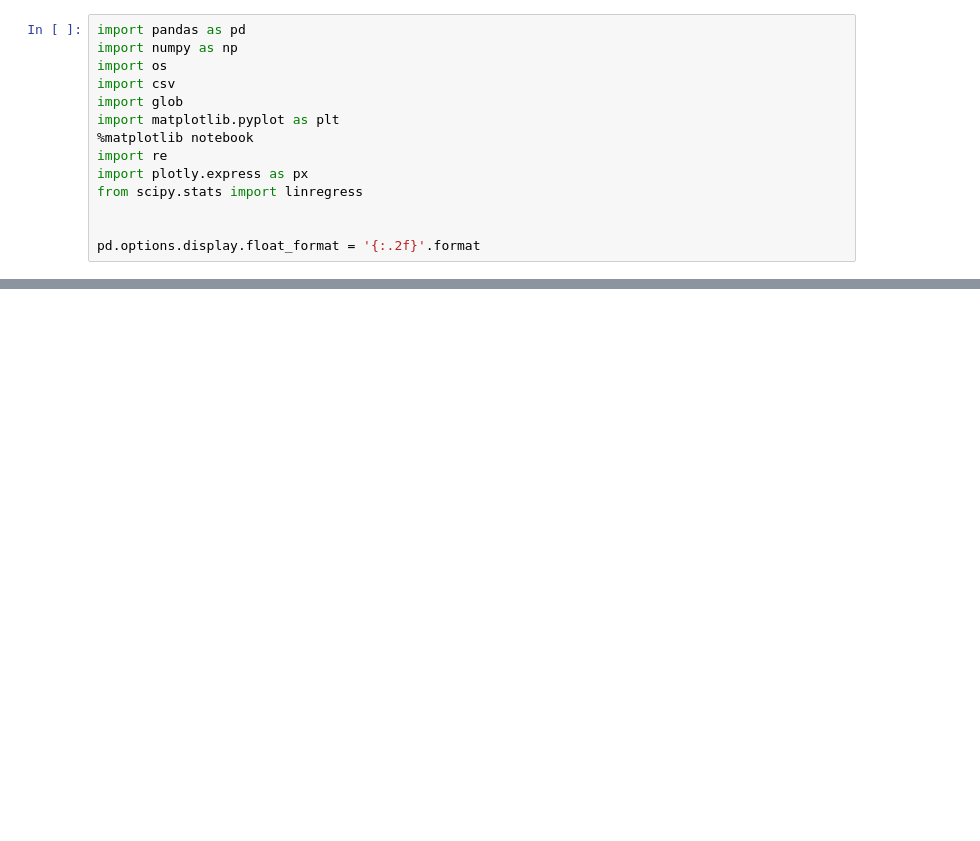
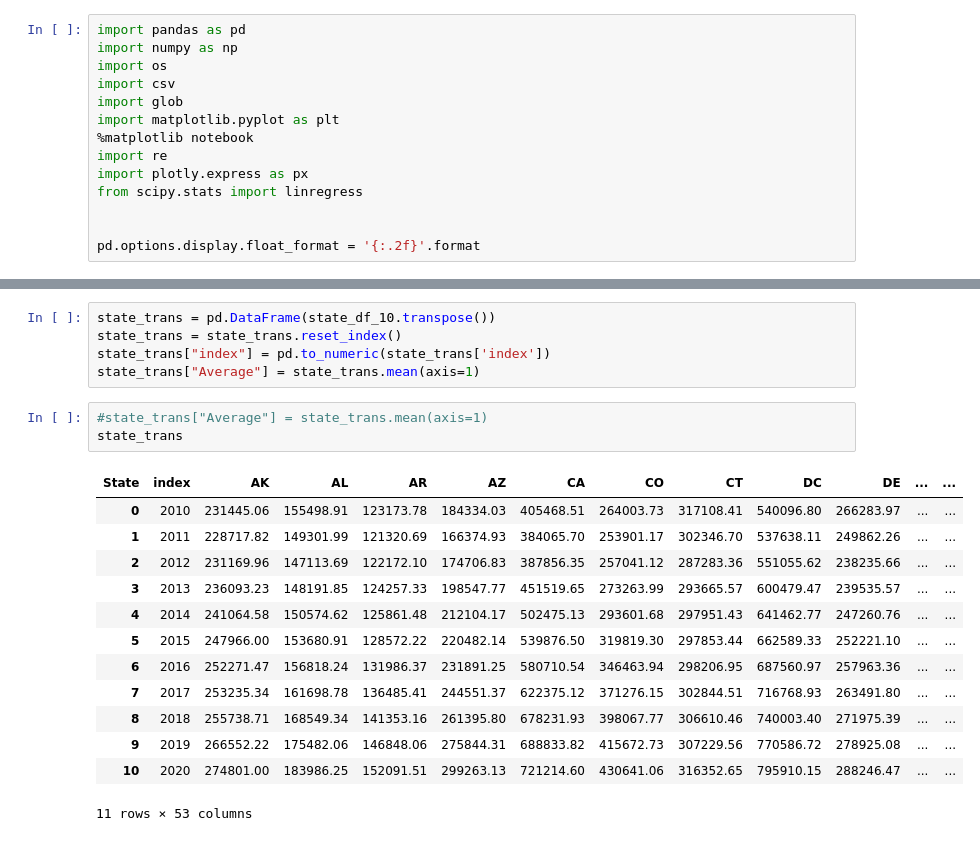
Before and after one commit to lrana-227/Housing_Project, a Jupyter notebook: Regression_Analysis_State.ipynb, the cells around one changed output, grey strips where cells are left out. Cells and saved outputs as stored; diff of their text form; blank space fills up the shorter version.

Commit message:
Regression analysis for NJ state and formatting updates

```diff
--- a/Regression_Analysis_State.ipynb
+++ b/Regression_Analysis_State.ipynb
@@ -24,0 +40,22 @@ merged_df.head()
+# %%
+state_trans = pd.DataFrame(state_df_10.transpose())
+state_trans = state_trans.reset_index()
+state_trans["index"] = pd.to_numeric(state_trans['index'])
+state_trans["Average"] = state_trans.mean(axis=1)
+# %%
+#state_trans["Average"] = state_trans.mean(axis=1)
+state_trans
+# %% [output]
+| State | index | AK | AL | AR | AZ | CA | CO | CT | DC | DE | ... | ... |
+| 0 | 2010 | 231445.06 | 155498.91 | 123173.78 | 184334.03 | 405468.51 | 264003.73 | 317108.41 | 540096.80 | 266283.97 | ... | ... |
+| 1 | 2011 | 228717.82 | 149301.99 | 121320.69 | 166374.93 | 384065.70 | 253901.17 | 302346.70 | 537638.11 | 249862.26 | ... | ... |
+| 2 | 2012 | 231169.96 | 147113.69 | 122172.10 | 174706.83 | 387856.35 | 257041.12 | 287283.36 | 551055.62 | 238235.66 | ... | ... |
+| 3 | 2013 | 236093.23 | 148191.85 | 124257.33 | 198547.77 | 451519.65 | 273263.99 | 293665.57 | 600479.47 | 239535.57 | ... | ... |
+| 4 | 2014 | 241064.58 | 150574.62 | 125861.48 | 212104.17 | 502475.13 | 293601.68 | 297951.43 | 641462.77 | 247260.76 | ... | ... |
+| 5 | 2015 | 247966.00 | 153680.91 | 128572.22 | 220482.14 | 539876.50 | 319819.30 | 297853.44 | 662589.33 | 252221.10 | ... | ... |
+| 6 | 2016 | 252271.47 | 156818.24 | 131986.37 | 231891.25 | 580710.54 | 346463.94 | 298206.95 | 687560.97 | 257963.36 | ... | ... |
+| 7 | 2017 | 253235.34 | 161698.78 | 136485.41 | 244551.37 | 622375.12 | 371276.15 | 302844.51 | 716768.93 | 263491.80 | ... | ... |
+| 8 | 2018 | 255738.71 | 168549.34 | 141353.16 | 261395.80 | 678231.93 | 398067.77 | 306610.46 | 740003.40 | 271975.39 | ... | ... |
+| 9 | 2019 | 266552.22 | 175482.06 | 146848.06 | 275844.31 | 688833.82 | 415672.73 | 307229.56 | 770586.72 | 278925.08 | ... | ... |
+| 10 | 2020 | 274801.00 | 183986.25 | 152091.51 | 299263.13 | 721214.60 | 430641.06 | 316352.65 | 795910.15 | 288246.47 | ... | ... |
+11 rows × 53 columns
```
Also changed, not shown: parts of 9 cells of this notebook, 1 other file.
